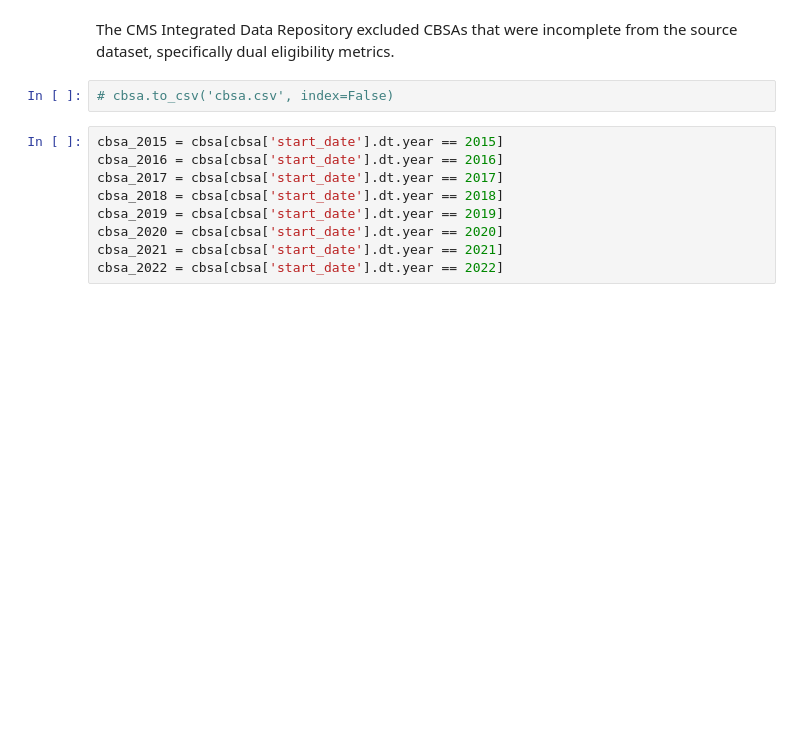
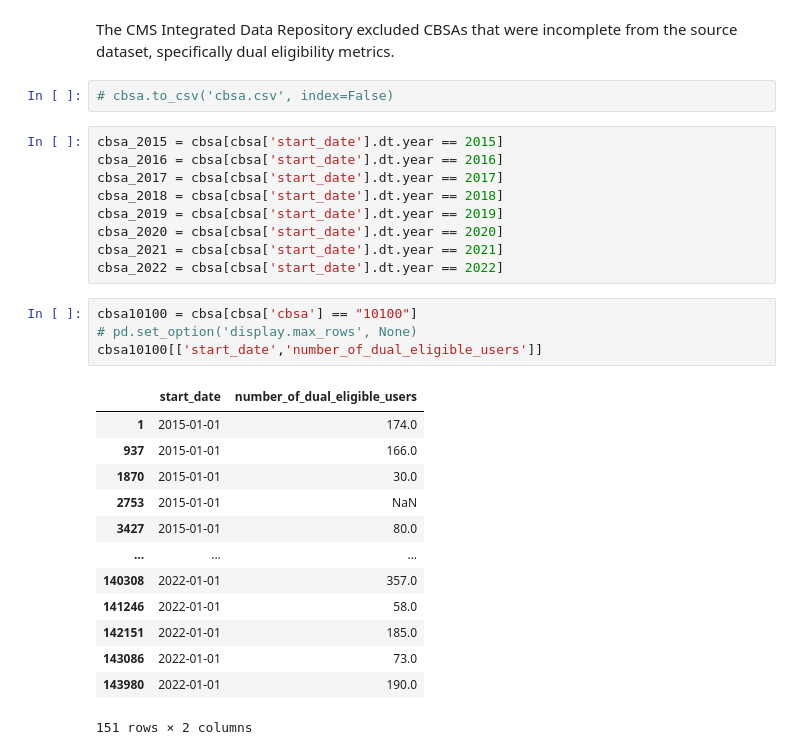
Before and after one commit to renaqd/team7-ADS502, a Jupyter notebook: team7-Final.ipynb, the cells around one changed output. Drawn from its saved outputs; the diff is of its cells as text; blank space fills up the shorter version.

```diff
--- a/team7-Final.ipynb
+++ b/team7-Final.ipynb
@@ -242,3 +242,21 @@ cbsa_2019 = cbsa[cbsa['start_date'].dt.year == 2019]
 cbsa_2020 = cbsa[cbsa['start_date'].dt.year == 2020]
 cbsa_2021 = cbsa[cbsa['start_date'].dt.year == 2021]
 cbsa_2022 = cbsa[cbsa['start_date'].dt.year == 2022]
+# %%
+cbsa10100 = cbsa[cbsa['cbsa'] == "10100"]
+# pd.set_option('display.max_rows', None)
+cbsa10100[['start_date','number_of_dual_eligible_users']]
+# %% [output]
+|  | start_date | number_of_dual_eligible_users |
+| 1 | 2015-01-01 | 174.0 |
+| 937 | 2015-01-01 | 166.0 |
+| 1870 | 2015-01-01 | 30.0 |
+| 2753 | 2015-01-01 | NaN |
+| 3427 | 2015-01-01 | 80.0 |
+| ... | ... | ... |
+| 140308 | 2022-01-01 | 357.0 |
+| 141246 | 2022-01-01 | 58.0 |
+| 142151 | 2022-01-01 | 185.0 |
+| 143086 | 2022-01-01 | 73.0 |
+| 143980 | 2022-01-01 | 190.0 |
+151 rows × 2 columns
```
Also changed, not shown: parts of 7 cells of this notebook.
